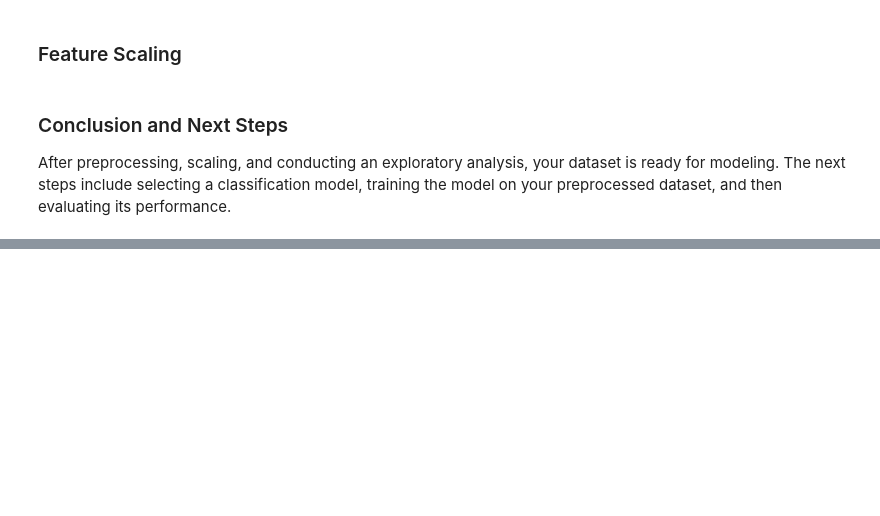
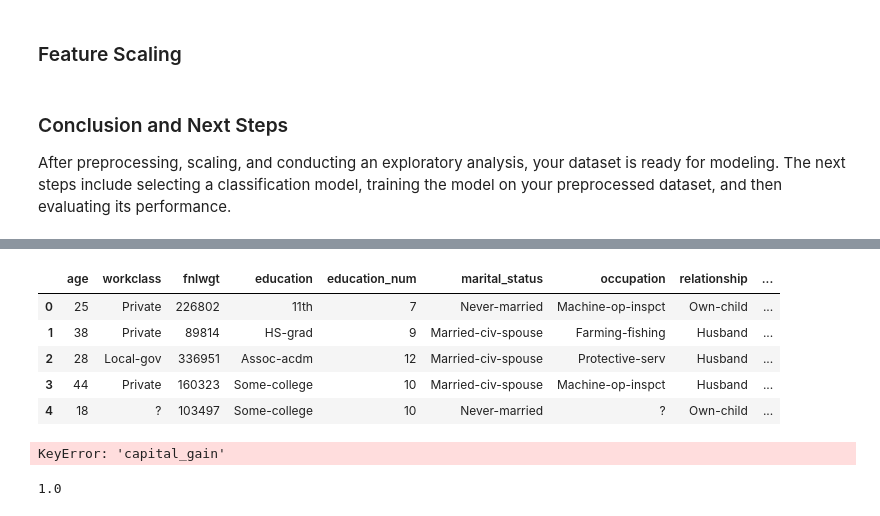
Before and after one commit to ShubhamPandya98/Statistical-Learning-Project, a Jupyter notebook: Income_Analysis.ipynb, the cells around one changed output, grey strips where cells are left out. Drawn from its saved outputs; the diff is of its cells as text; code cells hidden in the pictures; blank space fills up the shorter version.

```diff
--- a/Income_Analysis.ipynb
+++ b/Income_Analysis.ipynb
@@ -83,0 +203,52 @@ After preprocessing, scaling, and conducting an exploratory analysis, your datas
+# %%
+# Load the validation dataset
+validation_path = 'census+income/adult.test'
+validation_data = pd.read_csv(validation_path, skiprows=1, names=column_names)
+# %%
+validation_data.head()
+# %% [output]
+|  | age | workclass | fnlwgt | education | education_num | marital_status | occupation | relationship | ... |
+| 0 | 25 | Private | 226802 | 11th | 7 | Never-married | Machine-op-inspct | Own-child | ... |
+| 1 | 38 | Private | 89814 | HS-grad | 9 | Married-civ-spouse | Farming-fishing | Husband | ... |
+| 2 | 28 | Local-gov | 336951 | Assoc-acdm | 12 | Married-civ-spouse | Protective-serv | Husband | ... |
+| 3 | 44 | Private | 160323 | Some-college | 10 | Married-civ-spouse | Machine-op-inspct | Husband | ... |
+| 4 | 18 | ? | 103497 | Some-college | 10 | Never-married | ? | Own-child | ... |
+# %%
+ # Skipping the first row which is a header row not present in the training set
+
+# Apply the same preprocessing steps
+
+# Drop the 'education' column as before
+validation_data_cleaned = validation_data.drop('education', axis=1)
+
+# Encode categorical variables
+validation_encoded = pd.get_dummies(validation_data_cleaned, columns=[
+    'workclass', 'marital_status', 'occupation', 'relationship', 'race', 'sex'
+])
+
+# Handle 'native_country' as we did before, grouping less frequent countries
+validation_encoded['native_country'] = validation_encoded['native_country'].apply(
+    lambda x: "Other" if validation_encoded['native_country'].value_counts()[x] < 100 else x
+)
+validation_final = pd.get_dummies(validation_encoded, columns=['native_country'], drop_first=True)
+
+# Ensuring all columns in the validation set match those in the training set
+# Adding missing columns with 0 value
+for col in set(X.columns) - set(validation_final.columns):
+    validation_final[col] = 0
+
+# Aligning the order of columns in validation set to match the training set
+validation_final = validation_final[X.columns]
+
+# Apply log transformation to 'capital_gain' and 'capital_loss'
+validation_final['capital_gain_log'] = np.log(validation_final['capital_gain'] + 1)
+validation_final['capital_loss_log'] = np.log(validation_final['capital_loss'] + 1)
+validation_final.drop(['capital_gain', 'capital_loss'], axis=1, inplace=True)
+
+# Scale the numerical features
+validation_final[numerical_columns] = scaler.transform(validation_final[numerical_columns])
+
+# Ensure the validation set is prepared correctly
+validation_final.head(), validation_final.shape
+# %% [output]
+KeyError: 'capital_gain'
@@ -83,0 +258,4 @@ After preprocessing, scaling, and conducting an exploratory analysis, your datas
+# %%
+rf_model.score(validation_final,predictions)
+# %% [output]
+1.0
```
Also changed, not shown: parts of 9 cells of this notebook.
